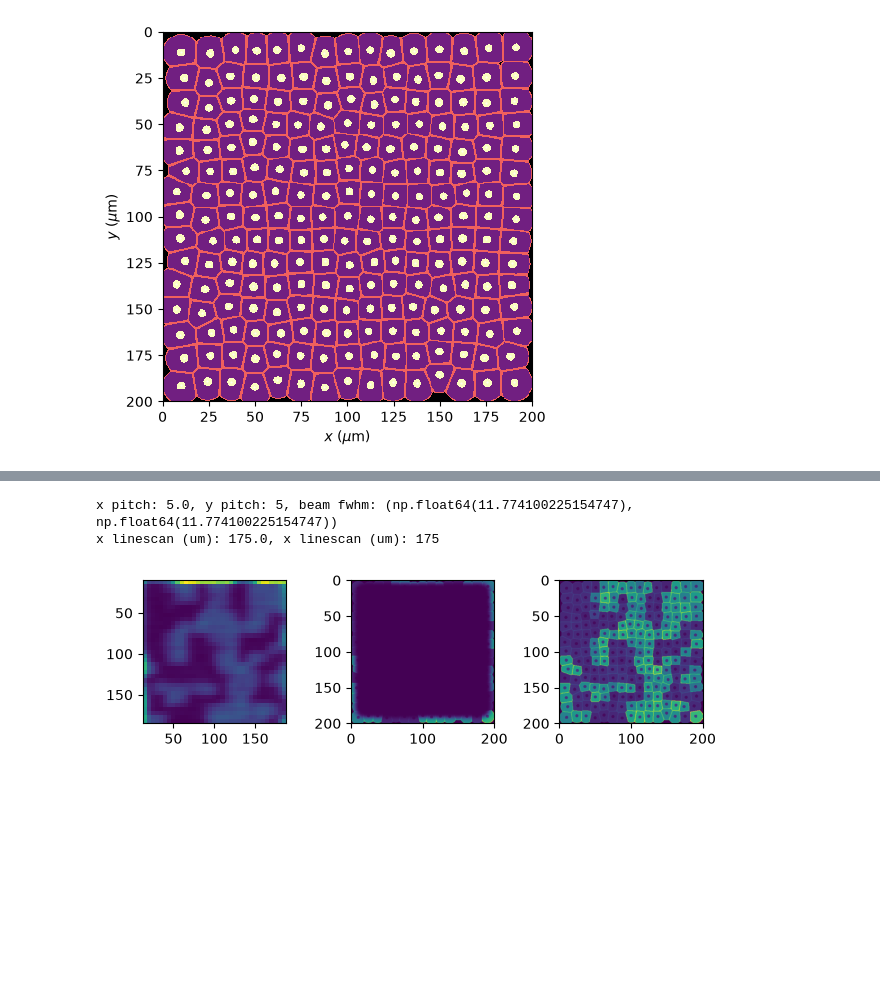
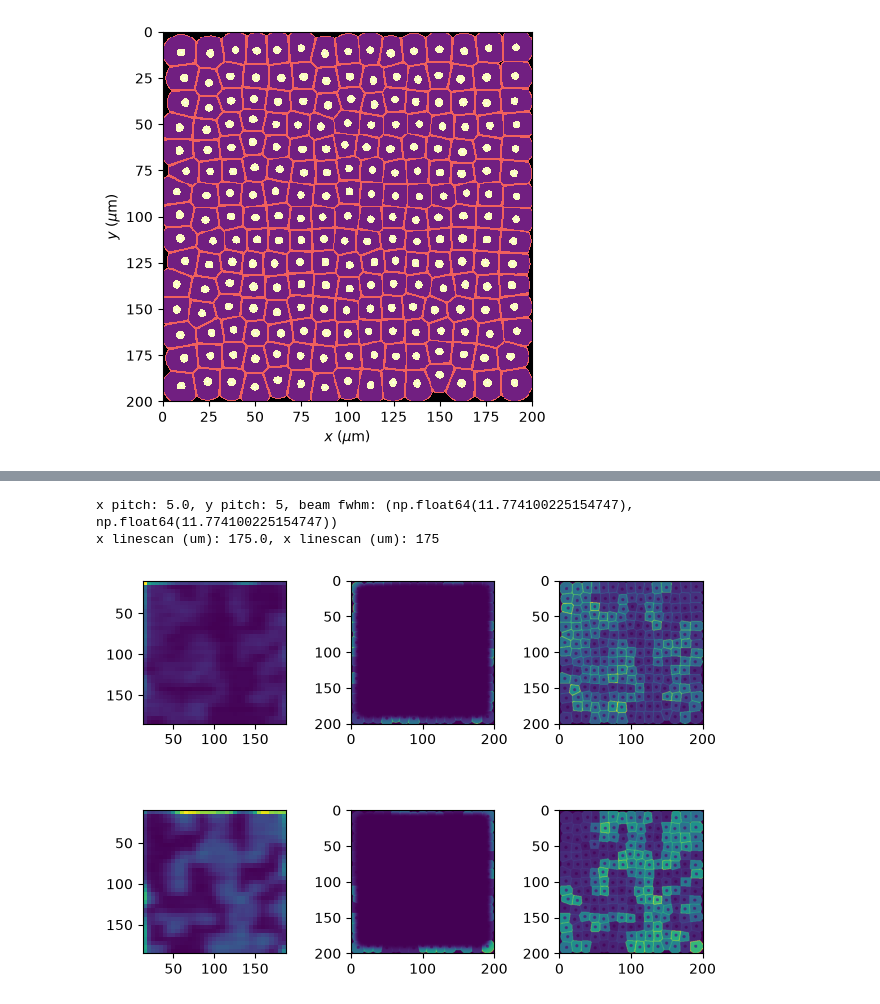
Before and after one commit to mdmetodiev/msisim, a Jupyter notebook: examples/research.ipynb, the cells around one changed output, grey strips where cells are left out. Drawn from its saved outputs; the diff is of its cells as text; code cells hidden in the pictures; blank space fills up the shorter version.

```diff
--- a/examples/research.ipynb
+++ b/examples/research.ipynb
@@ -6,6 +12,6 @@ import numpy as np
 # %%
-grid = Grid.from_extent(200, 200, dx=0.5) #dx should be much smaller than beam sigma
-tissue = Tissue.jittered_lattice(grid, (12.5, 12.5), jitter=0.12, lloyd_iters=2, seed=16)
+grid = Grid.from_extent(width_um=200, height_um=200, dx=0.5) #dx should be much smaller than beam sigma
+tissue = Tissue.jittered_lattice(grid, cell_diam=(12.5, 12.5), jitter=0.12, lloyd_iters=2, seed=16)
 tissue.show()
 # %% [output]
 <Axes: xlabel='$x$ ($\\mu$m)', ylabel='$y$ ($\\mu$m)'>
@@ -46,13 +164,15 @@ print(f"x linescan (um): {scan.pixel_x * scan.n_pix}, x linescan (um): {scan.pix
 k = k_for_consumption(0.99, beam, scan)
 
 
-img, rho = simulate_raster(rho0, grid, beam, scan, k=k)
+img, rho = simulate_raster(rho_random, grid, beam, scan, k=k)
 
 
-fig, axs = plt.subplots(1,3)
-axs[0].imshow(img[1,:,:], extent=scan_extent(scan))
-axs[1].imshow(rho[1,:,:], extent=grid.extent)
-axs[2].imshow(rho0[1],  extent=grid.extent)
+fig, axs = plt.subplots(2,3)
+
+for i in range(2):
+    axs[i,0].imshow(img[i,:,:], extent=scan_extent(scan))
+    axs[i,1].imshow(rho[i,:,:], extent=grid.extent)
+    axs[i,2].imshow(rho_random[i],  extent=grid.extent)
 
 plt.tight_layout()
 # %% [output]
@@ -72,13 +192,15 @@ print(f"x linescan (um): {scan.pixel_x * scan.n_pix}, x linescan (um): {scan.pix
 k = k_for_consumption(0.99, beam, scan)
 
 
-img, rho = simulate_raster(rho0, grid, beam, scan, k=k)
+img, rho = simulate_raster(rho_random, grid, beam, scan, k=k)
 
 
-fig, axs = plt.subplots(1,3)
-axs[0].imshow(img[1,:,:], extent=scan_extent(scan))
-axs[1].imshow(rho[1,:,:], extent=grid.extent)
-axs[2].imshow(rho0[1],  extent=grid.extent)
+fig, axs = plt.subplots(2,3)
+
+for i in range(2):
+    axs[i,0].imshow(img[i,:,:], extent=scan_extent(scan))
+    axs[i,1].imshow(rho[i,:,:], extent=grid.extent)
+    axs[i,2].imshow(rho_random[i],  extent=grid.extent)
 
 plt.tight_layout()
 # %% [output]
@@ -88,28 +210,30 @@ x linescan (um): 170.0, x linescan (um): 170
 # %%
 
 beam = GaussianBeam(sigma_x=5, sigma_y=5, I0=1e4)
 
 scan = RasterScan.from_timing(x_start=12.5, y_start=12.5, n_pix=35, n_lines=35, velocity=50, t_sampling=0.1, pixel_y=5,)
 
 print(f"x pitch: {scan.pixel_x}, y pitch: {scan.pixel_y}, beam fwhm: {beam.fwhm()}")
 print(f"x linescan (um): {scan.pixel_x * scan.n_pix}, x linescan (um): {scan.pixel_y * scan.n_lines} ")
 
 
 k = k_for_consumption(0.99, beam, scan)
 
 
-img, rho = simulate_raster(rho0, grid, beam, scan, k=k)
+img, rho = simulate_raster(rho_random, grid, beam, scan, k=k)
 
 
-fig, axs = plt.subplots(1,3)
-axs[0].imshow(img[1,:,:], extent=scan_extent(scan))
-axs[1].imshow(rho[1,:,:], extent=grid.extent)
-axs[2].imshow(rho0[1],  extent=grid.extent)
+fig, axs = plt.subplots(2,3)
+
+for i in range(2):
+    axs[i,0].imshow(img[i,:,:], extent=scan_extent(scan))
+    axs[i,1].imshow(rho[i,:,:], extent=grid.extent)
+    axs[i,2].imshow(rho_random[i],  extent=grid.extent)
 
 plt.tight_layout()
 # %% [output]
 x pitch: 5.0, y pitch: 5, beam fwhm: (np.float64(11.774100225154747), np.float64(11.774100225154747))
 x linescan (um): 175.0, x linescan (um): 175
-[figure, old version]
+[figure, new version]
 # %%
 
```
Also changed, not shown: parts of 10 cells of this notebook.
